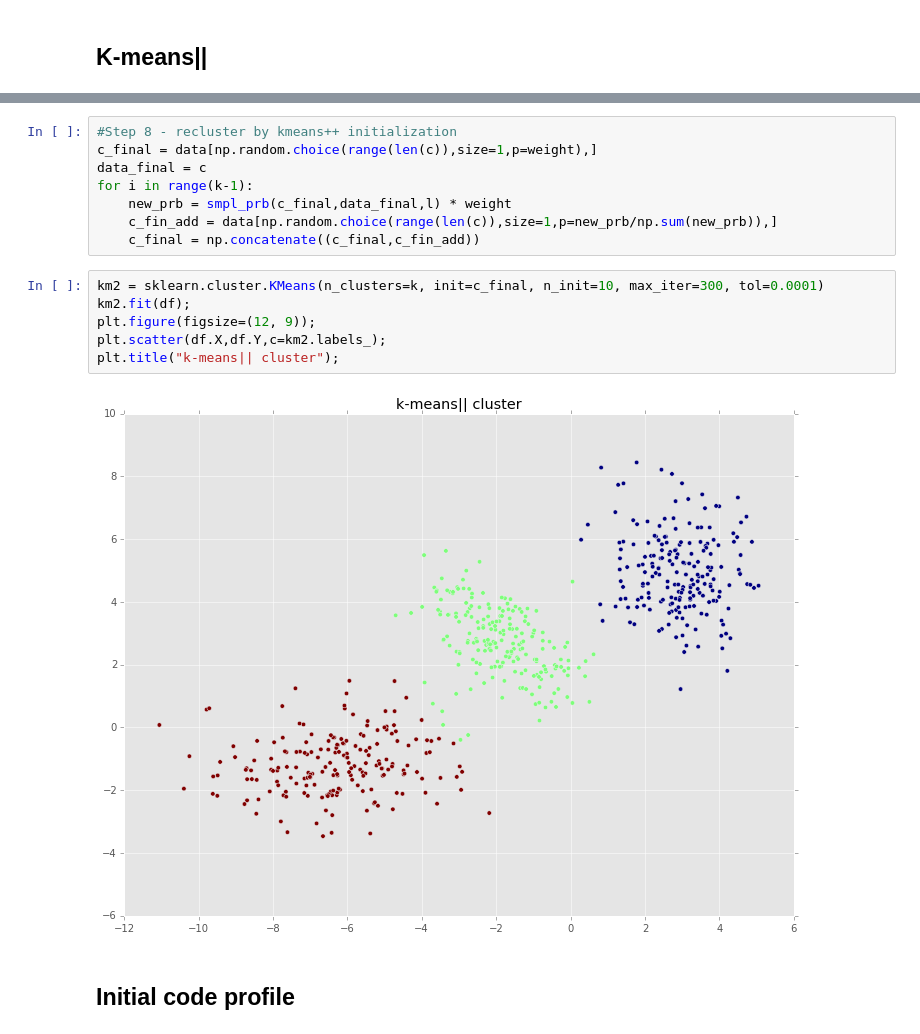
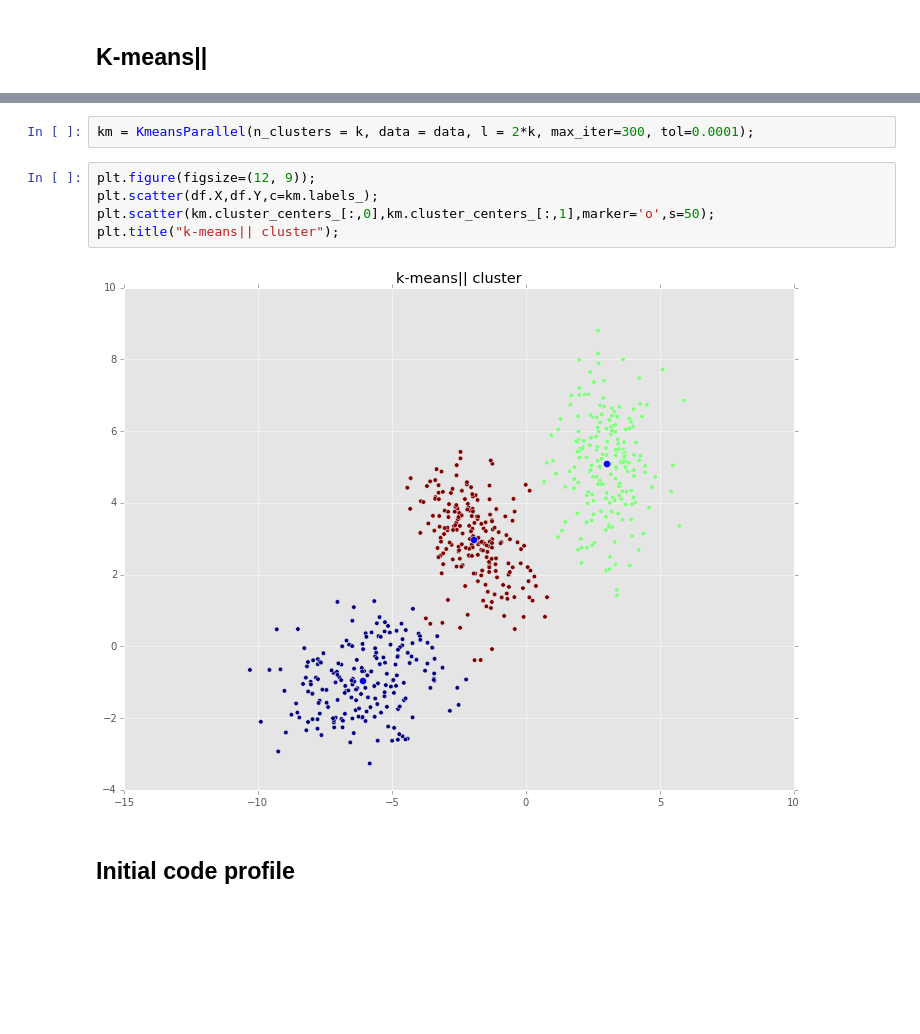
Before and after one commit to YuhaoLiang/STA663-Final_Project, a Jupyter notebook: Main.ipynb, the cells around one changed output, grey strips where cells are left out. Cells and saved outputs as stored; diff of their text form; blank space fills up the shorter version.

```diff
--- a/Main.ipynb
+++ b/Main.ipynb
@@ -126,19 +134,12 @@ weight = num_closest/np.sum(num_closest)
-# %%
-#Step 8 - recluster by kmeans++ initialization
-c_final = data[np.random.choice(range(len(c)),size=1,p=weight),]
-data_final = c
-for i in range(k-1):
-    new_prb = smpl_prb(c_final,data_final,l) * weight
-    c_fin_add = data[np.random.choice(range(len(c)),size=1,p=new_prb/np.sum(new_prb)),]
-    c_final = np.concatenate((c_final,c_fin_add))
+# %%
+km = KmeansParallel(n_clusters = k, data = data, l = 2*k, max_iter=300, tol=0.0001);
 # %%
-km2 = sklearn.cluster.KMeans(n_clusters=k, init=c_final, n_init=10, max_iter=300, tol=0.0001)
-km2.fit(df);
 plt.figure(figsize=(12, 9));
-plt.scatter(df.X,df.Y,c=km2.labels_);
+plt.scatter(df.X,df.Y,c=km.labels_);
+plt.scatter(km.cluster_centers_[:,0],km.cluster_centers_[:,1],marker='o',s=50);
 plt.title("k-means|| cluster");
 # %% [output]
-[figure, old version]
+[figure, new version]
 # %% [markdown]
 ## Initial code profile
 # %% [markdown]
```
Also changed, not shown: parts of 6 cells of this notebook.
